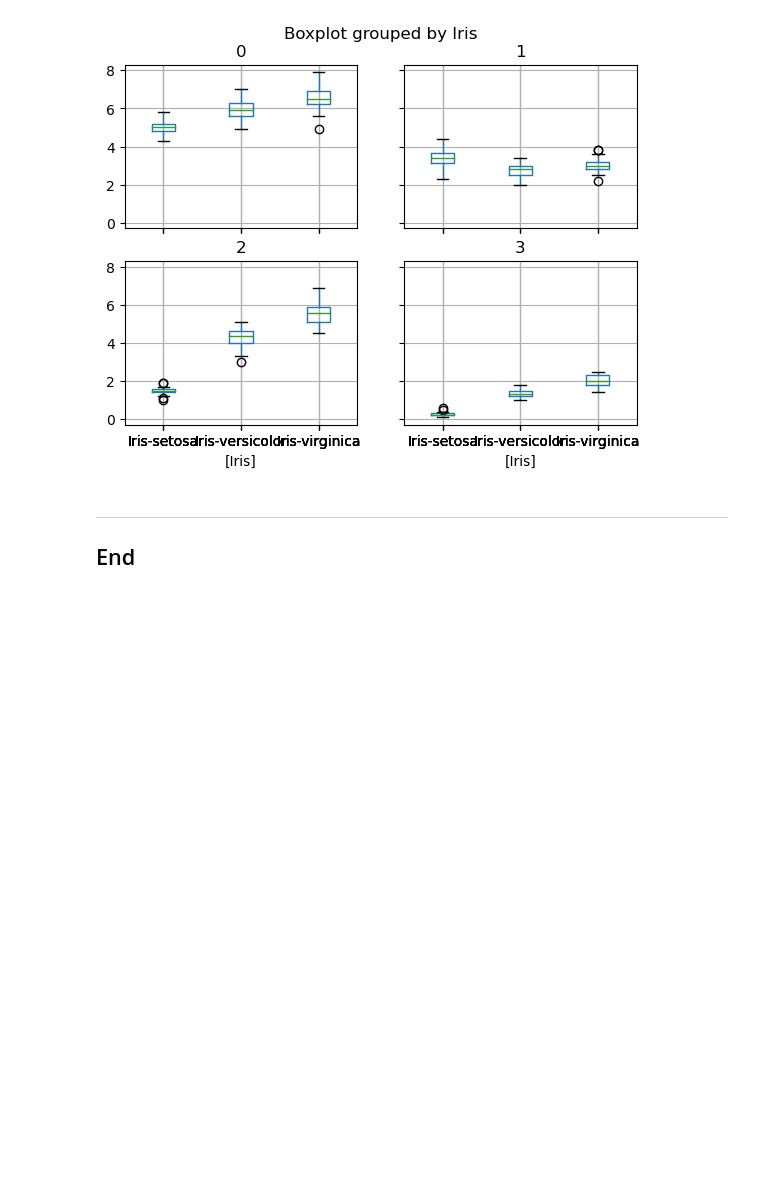
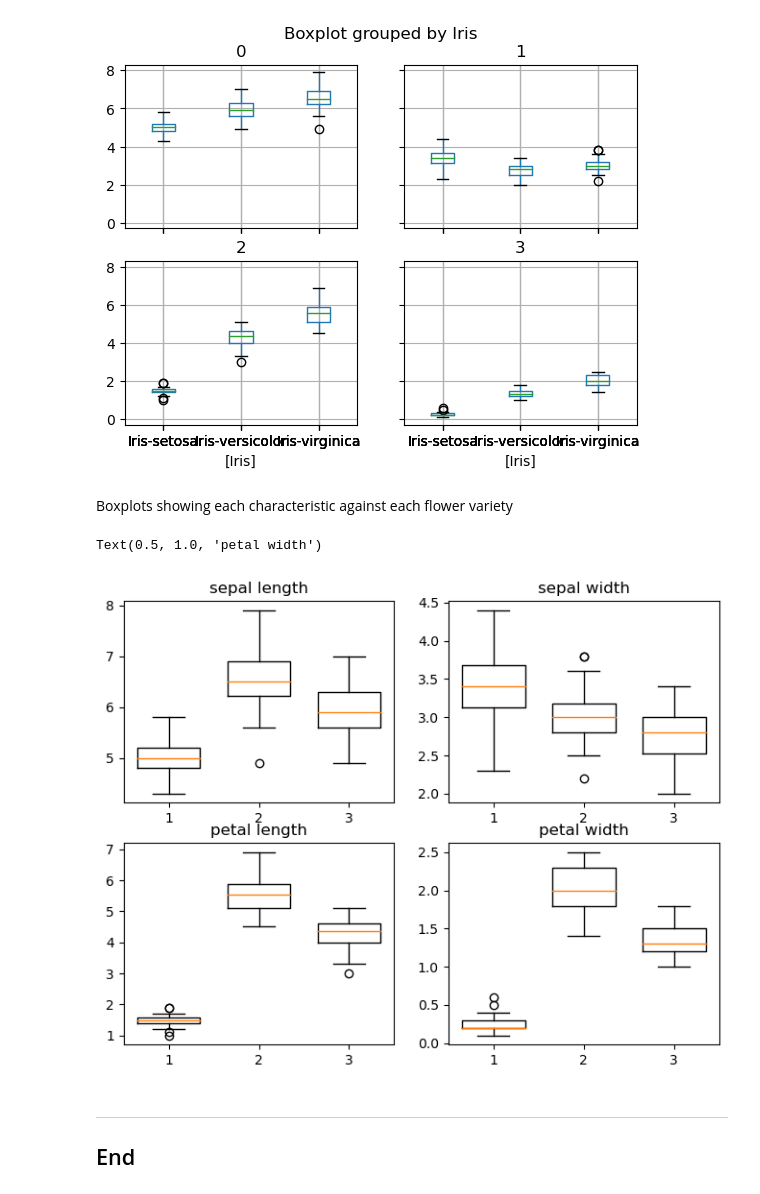
Before and after one commit to kevinsenan/4359-Fundamentals-of-Data-Analysis, a Jupyter notebook: Project.ipynb, the cells around one changed output. Saved outputs shown, nothing was run; the diff lists cells and outputs as text; code cells hidden in the pictures; blank space fills up the shorter version.

Commit message:
Boxplots for each characteristic

```diff
--- a/Project.ipynb
+++ b/Project.ipynb
@@ -96,6 +96,26 @@ df.boxplot(column=[0, 1, 2, 3], by =['Iris'])
 plt.savefig("Boxplot")
 # %% [output]
 [figure]
+# %% [markdown]
+Boxplots showing each characteristic against each flower variety
+# %%
+fig, ax = plt.subplots(2, 2, figsize=(8, 6))
+Sepal_Length = [df[0][df.Iris == 'Iris-setosa'], df[0][df.Iris == 'Iris-virginica'], df[0][df.Iris == 'Iris-versicolor']]
+Sepal_Width = [df[1][df.Iris == 'Iris-setosa'], df[1][df.Iris == 'Iris-virginica'], df[1][df.Iris == 'Iris-versicolor']]
+Petal_Length = [df[2][df.Iris == 'Iris-setosa'], df[2][df.Iris == 'Iris-virginica'], df[2][df.Iris == 'Iris-versicolor']]
+Petal_Width = [df[3][df.Iris == 'Iris-setosa'], df[3][df.Iris == 'Iris-virginica'], df[3][df.Iris == 'Iris-versicolor']]
+
+ax[0, 0].boxplot(Sepal_Length, widths = 0.7)
+ax[0, 0].set_title(headers[0])
+ax[0, 1].boxplot(Sepal_Width, widths = 0.7)
+ax[0, 1].set_title(headers[1])
+ax[1, 0].boxplot(Petal_Length, widths = 0.7)
+ax[1, 0].set_title(headers[2])
+ax[1, 1].boxplot(Petal_Width, widths = 0.7)
+ax[1, 1].set_title(headers[3])
+# %% [output]
+Text(0.5, 1.0, 'petal width')
+[figure, added]
 # %% [markdown]
 ***
 
```
